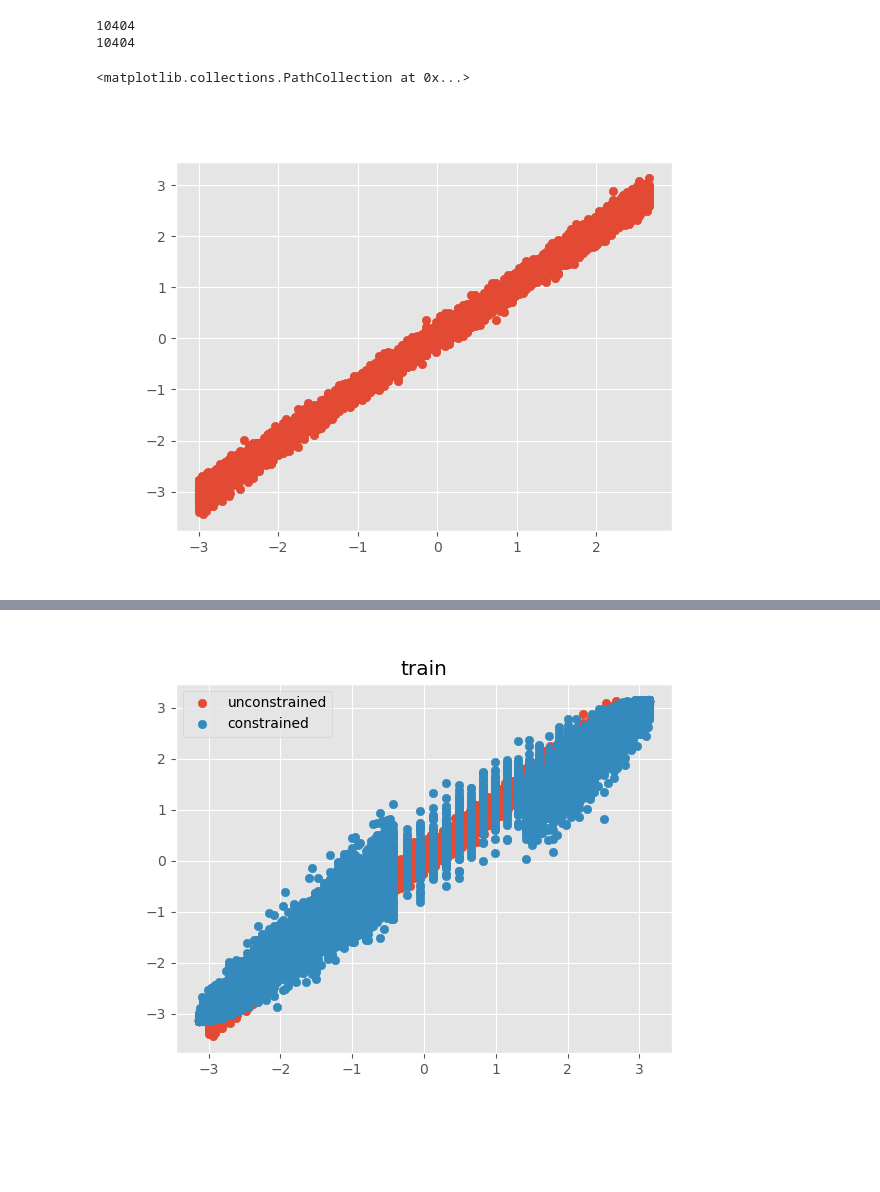
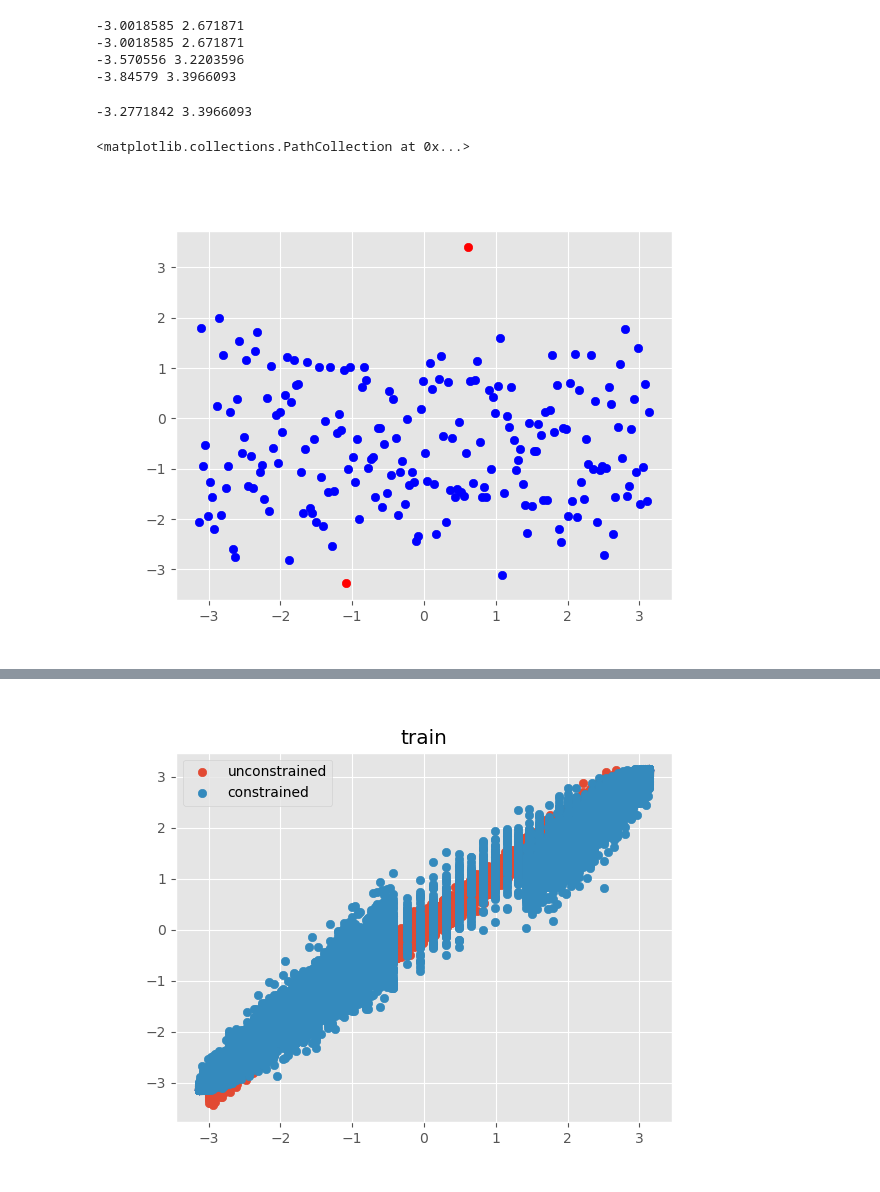
Before and after one commit to Kovaleski-Research-Lab/Surrogate_Model, a Jupyter notebook: src/evaluation/study_phase_regression.ipynb, the cells around one changed output, grey strips where cells are left out. Cells and saved outputs as stored; diff of their text form; code cells hidden in the pictures; blank space fills up the shorter version.

```diff
--- a/src/evaluation/study_phase_regression.ipynb
+++ b/src/evaluation/study_phase_regression.ipynb
@@ -18,5 +15,5 @@ Global seed set to 1337
 # %%
-exp_name = "phase_test" # 0. phase | 1. curv | 2. recon/thermo | 3. phase/thermo
+exp_name = "all_on" # 0. phase | 1. curv | 2. recon/thermo | 3. phase/thermo
 
 folder_name = exp_name
 index = 0
@@ -27,17 +24,8 @@ recon_train = pickle.load(open(os.path.join(path_results, folder_name, "train_in
 encoder_valid =pickle.load(open(os.path.join(path_results, folder_name, "valid_info", "encoder.pkl"), "rb"))
 recon_valid = pickle.load(open(os.path.join(path_results, folder_name, "valid_info", "recon.pkl"), "rb"))
 
-#folder_name = exp_name + "_2"
-# results of resim
-# resim_train_results = pickle.load(open(os.path.join(path_results, folder_name, "train_info", f"sample_{index}.pkl"), "rb"))
-# resim_valid_results = pickle.load(open(os.path.join(path_results, folder_name, "valid_info", f"sample_{index}.pkl"), "rb"))
-
-# outputs from the model
 resim_train_eval = pickle.load(open(os.path.join(path_results, folder_name, "train_info", "resim.pkl"), "rb"))
 resim_valid_eval = pickle.load(open(os.path.join(path_results, folder_name, "valid_info", "resim.pkl"), "rb"))
-
-loss = eval.gather_loss(os.path.join(path_results,folder_name))
-#eval.plot_loss(loss['loss'], loss['loss'], loss['loss'], loss['loss'], "at training end")
 # %%
 phase_train_truth, phase_train_pred = encoder_train['phase_truth'].flatten(), encoder_train['phase_pred'].flatten()
 phase_valid_truth, phase_valid_pred = encoder_valid['phase_truth'].flatten(), encoder_valid['phase_pred'].flatten()
@@ -73,10 +40,0 @@ eval.plot_loss(loss['loss'], loss['loss'], loss['loss'], loss['loss'], "at train
-# %%
-phase_train_truth, phase_train_pred = encoder_train['phase_truth'].flatten(), encoder_train['phase_pred'].flatten()
-phase_valid_truth, phase_valid_pred = encoder_valid['phase_truth'].flatten(), encoder_valid['phase_pred'].flatten()
-der_train_truth, der_train_pred = encoder_train['deriv_truth'].flatten(), encoder_train['deriv_pred'].flatten()
-der_valid_truth, der_valid_pred = encoder_valid['deriv_truth'].flatten(), encoder_valid['deriv_pred'].flatten()
-int_train_truth, int_train_pred = encoder_train['intensity_truth'].flatten(), encoder_train['intensity_pred'].flatten()
-
-plt.close("all")
-title = "no constraint"
-eval.regression_plots(title, phase_train_truth, phase_train_pred, phase_valid_truth, phase_valid_pred, der_train_truth, der_train_pred, der_valid_truth, der_valid_pred)
@@ -85,14 +41,35 @@ eval.regression_plots(title, phase_train_truth, phase_train_pred, phase_valid_tr
 # %%
-print(len(phase_train_truth))
-print(len(phase_train_pred))
+print(phase_train_truth.min(), phase_train_truth.max())
+print(phase_valid_truth.min(), phase_valid_truth.max()) # it makes sense that these are the same as the train values because these are the 'real' mins and maxes represented in the dataset!
+
+print(phase_train_pred.min(), phase_train_pred.max())
+print(phase_valid_pred.min(), phase_valid_pred.max()) # these go most outside the (-pi, pi) bounds so i will play with this set
 # %% [output]
-10404
-10404
+-3.0018585 2.671871
+-3.0018585 2.671871
+-3.570556 3.2203596
+-3.84579 3.3966093
+# %%
+temp_valid = phase_valid_pred[400:600] # i just want to grab a small batch to work with - needs to have min and max outside (-pi, pi)
+temp_valid.shape
+print(temp_valid.min(), temp_valid.max())
+# %% [output]
+-3.2771842 3.3966093
+# %%
+inside_idx = (temp_valid >= -np.pi) & (temp_valid <= np.pi)
+outside_idx = ~inside_idx
 # %%
 plt.close("all")
+x = np.linspace(-np.pi, np.pi, len(temp_valid))
+x_in = x[inside_idx]
+x_out = x[outside_idx]
+
+y_in = temp_valid[inside_idx]
+y_out = temp_valid[outside_idx]
 
 fig, ax = plt.subplots()
-ax.scatter(phase_train_truth, phase_train_pred)
+ax.scatter(x_in, y_in, c='b')
+ax.scatter(x_out, y_out, c='r')
 # %% [output]
 <matplotlib.collections.PathCollection at 0x...>
-[figure, old version]
+[figure, new version]
```
Also changed, not shown: parts of 10 cells of this notebook, 3 other files.
